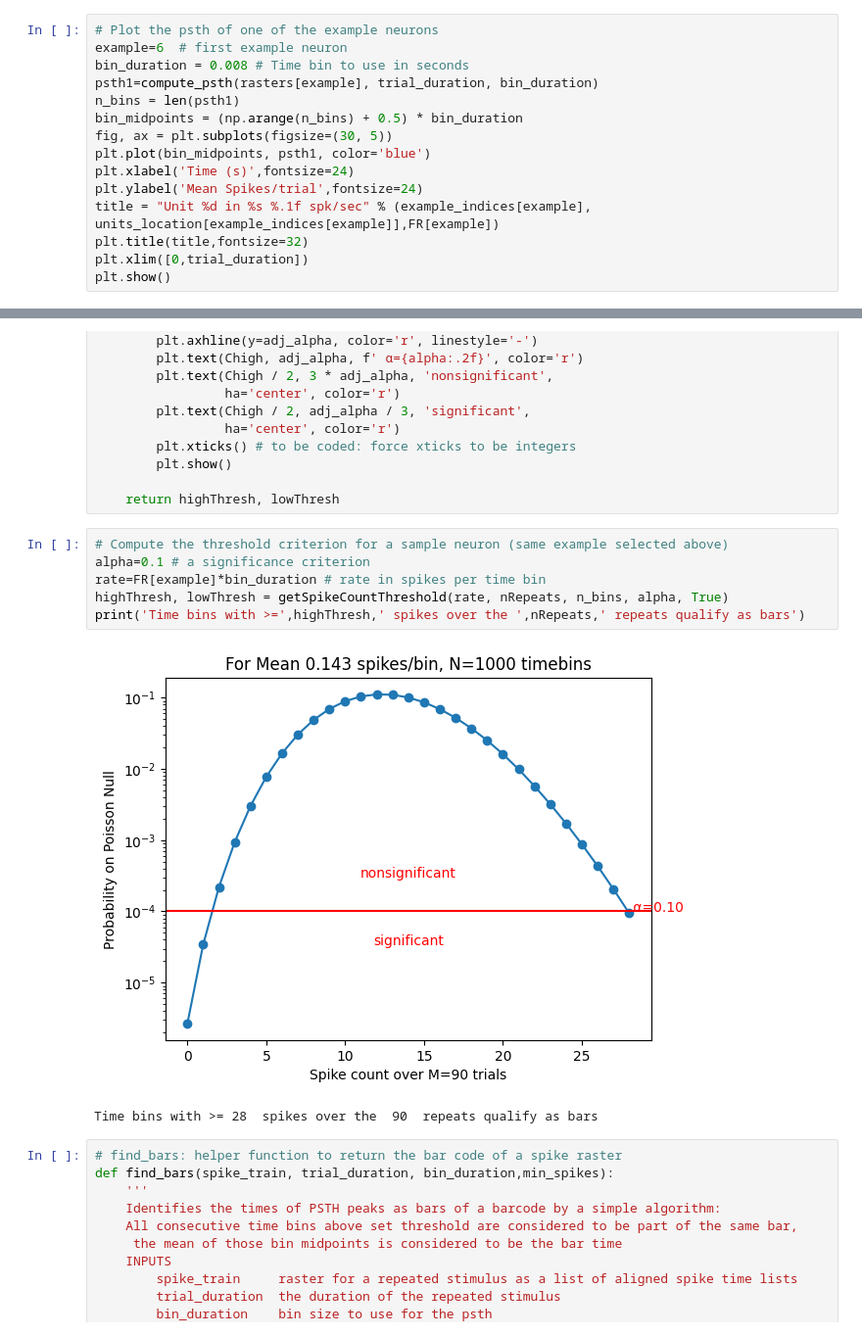
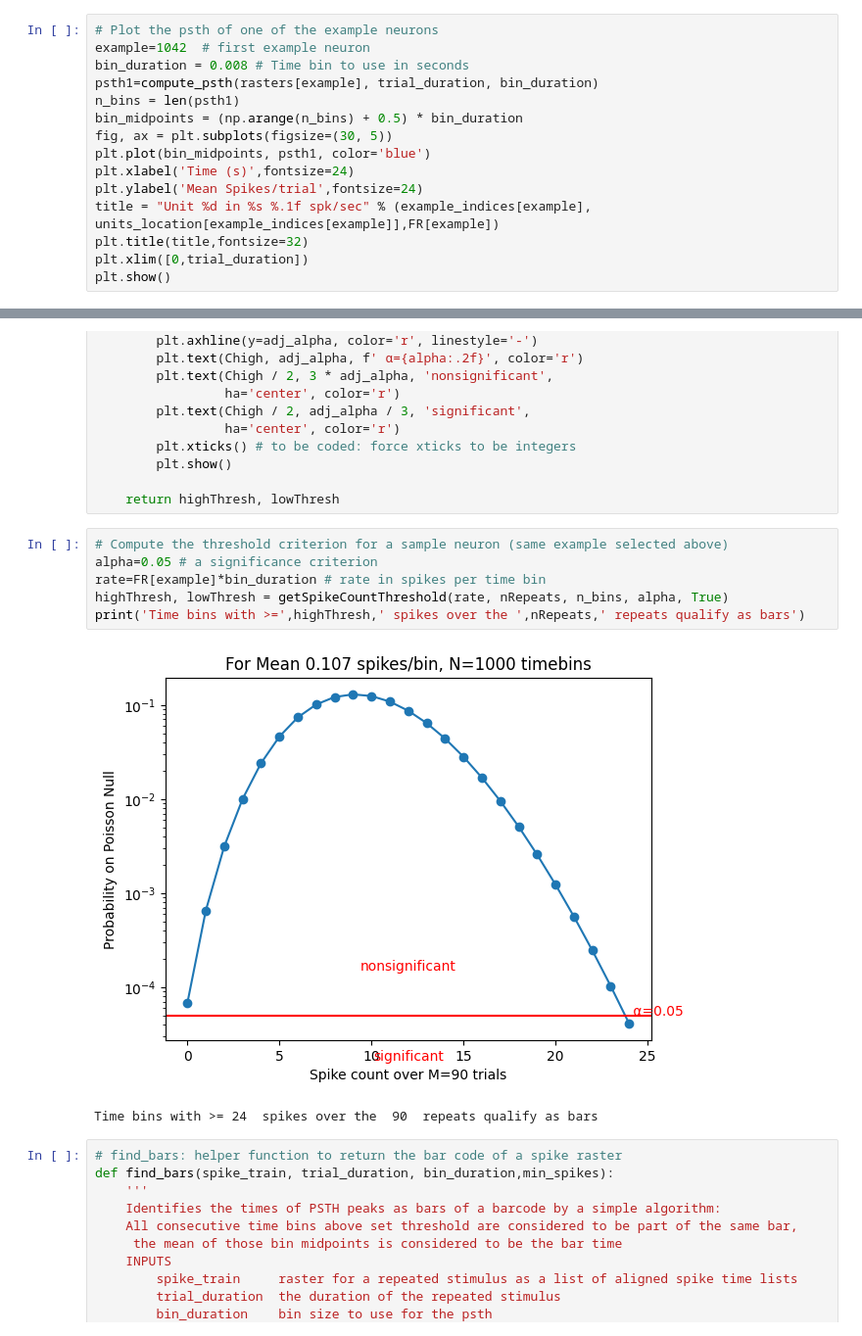
Before and after one commit to bquiala/Neural-Signals-Systems, a Jupyter notebook: Project_Setup.ipynb, the cells around one changed output, grey strips where cells are left out. Shown at 98% size. Drawn from its saved outputs; the diff is of its cells as text.

```diff
--- a/Project_Setup.ipynb
+++ b/Project_Setup.ipynb
@@ -570,7 +570,7 @@ def compute_psth(spike_trains, total_duration, bin_duration):
     return psth
 # %%
 # Plot the psth of one of the example neurons
-example=6  # first example neuron
+example=1042  # first example neuron
 bin_duration = 0.008 # Time bin to use in seconds
 psth1=compute_psth(rasters[example], trial_duration, bin_duration)
 n_bins = len(psth1)
@@ -649,13 +649,13 @@ def getSpikeCountThreshold(rate, M, N, alpha, doplot=False):
     return highThresh, lowThresh
 # %%
 # Compute the threshold criterion for a sample neuron (same example selected above)
-alpha=0.1 # a significance criterion
+alpha=0.05 # a significance criterion
 rate=FR[example]*bin_duration # rate in spikes per time bin
 highThresh, lowThresh = getSpikeCountThreshold(rate, nRepeats, n_bins, alpha, True)
 print('Time bins with >=',highThresh,' spikes over the ',nRepeats,' repeats qualify as bars')
 # %% [output]
-[figure, old version]
+[figure, new version]
-Time bins with >= 28  spikes over the  90  repeats qualify as bars
+Time bins with >= 24  spikes over the  90  repeats qualify as bars
 # %%
 # find_bars: helper function to return the bar code of a spike raster
 def find_bars(spike_train, trial_duration, bin_duration,min_spikes):
```
Also changed, not shown: parts of 26 cells of this notebook.
